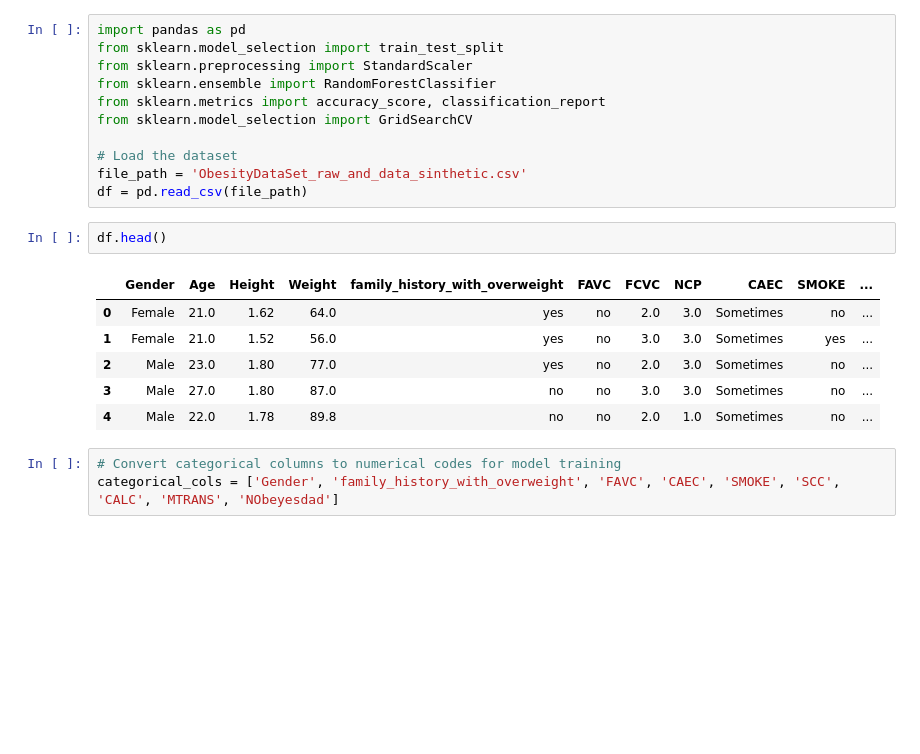
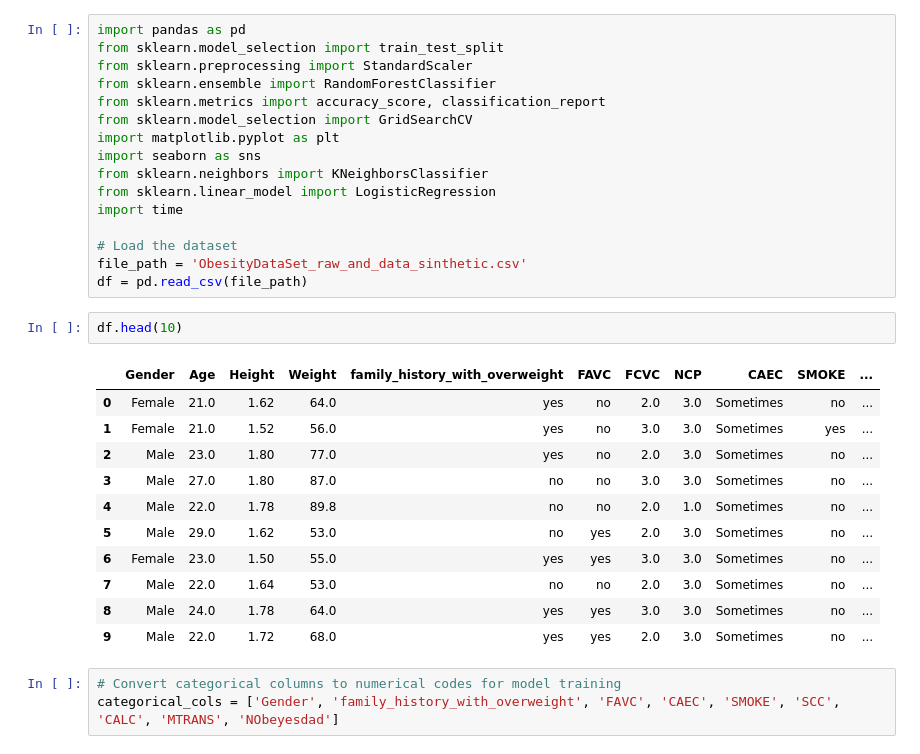
Before and after one commit to gordon-laraven/diabetes_project_2, a Jupyter notebook: main.ipynb, the cells around one changed output. Drawn from its saved outputs; the diff is of its cells as text; blank space fills up the shorter version.

```diff
--- a/Untitled.ipynb
+++ b/main.ipynb
@@ -5,19 +5,29 @@ from sklearn.preprocessing import StandardScaler
 from sklearn.ensemble import RandomForestClassifier
 from sklearn.metrics import accuracy_score, classification_report
 from sklearn.model_selection import GridSearchCV
+import matplotlib.pyplot as plt
+import seaborn as sns
+from sklearn.neighbors import KNeighborsClassifier
+from sklearn.linear_model import LogisticRegression
+import time
 
 # Load the dataset
 file_path = 'ObesityDataSet_raw_and_data_sinthetic.csv'
 df = pd.read_csv(file_path)
 # %%
-df.head()
+df.head(10)
 # %% [output]
 |  | Gender | Age | Height | Weight | family_history_with_overweight | FAVC | FCVC | NCP | CAEC | SMOKE | ... |
 | 0 | Female | 21.0 | 1.62 | 64.0 | yes | no | 2.0 | 3.0 | Sometimes | no | ... |
 | 1 | Female | 21.0 | 1.52 | 56.0 | yes | no | 3.0 | 3.0 | Sometimes | yes | ... |
 | 2 | Male | 23.0 | 1.80 | 77.0 | yes | no | 2.0 | 3.0 | Sometimes | no | ... |
 | 3 | Male | 27.0 | 1.80 | 87.0 | no | no | 3.0 | 3.0 | Sometimes | no | ... |
 | 4 | Male | 22.0 | 1.78 | 89.8 | no | no | 2.0 | 1.0 | Sometimes | no | ... |
+| 5 | Male | 29.0 | 1.62 | 53.0 | no | yes | 2.0 | 3.0 | Sometimes | no | ... |
+| 6 | Female | 23.0 | 1.50 | 55.0 | yes | yes | 3.0 | 3.0 | Sometimes | no | ... |
+| 7 | Male | 22.0 | 1.64 | 53.0 | no | no | 2.0 | 3.0 | Sometimes | no | ... |
+| 8 | Male | 24.0 | 1.78 | 64.0 | yes | yes | 3.0 | 3.0 | Sometimes | no | ... |
+| 9 | Male | 22.0 | 1.72 | 68.0 | yes | yes | 2.0 | 3.0 | Sometimes | no | ... |
 # %%
 # Convert categorical columns to numerical codes for model training
 categorical_cols = ['Gender', 'family_history_with_overweight', 'FAVC', 'CAEC', 'SMOKE', 'SCC', 'CALC', 'MTRANS', 'NObeyesdad']
```
Also changed, not shown: parts of 17 cells of this notebook, 1 other file.
